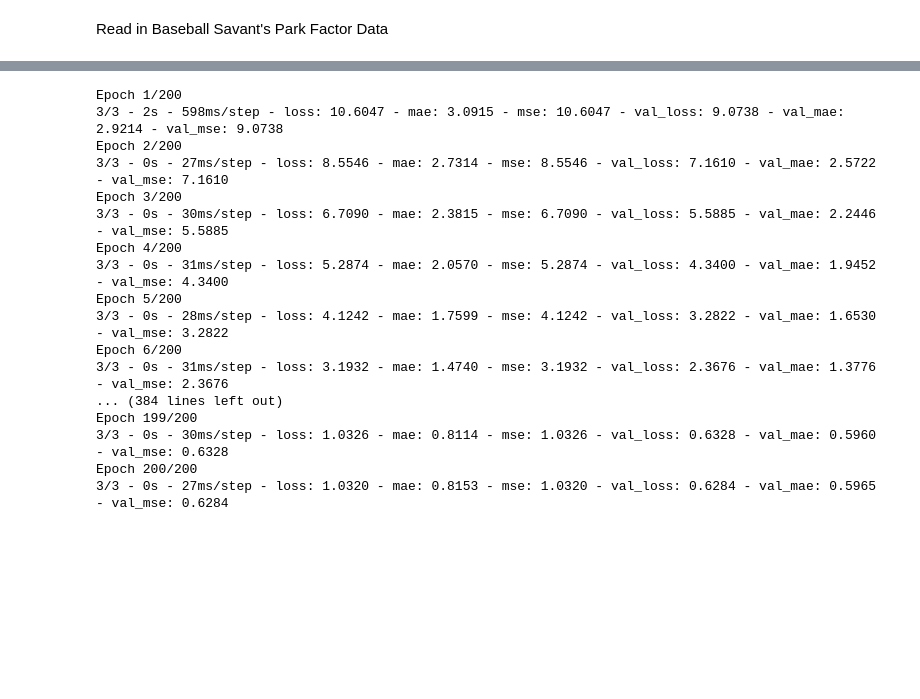
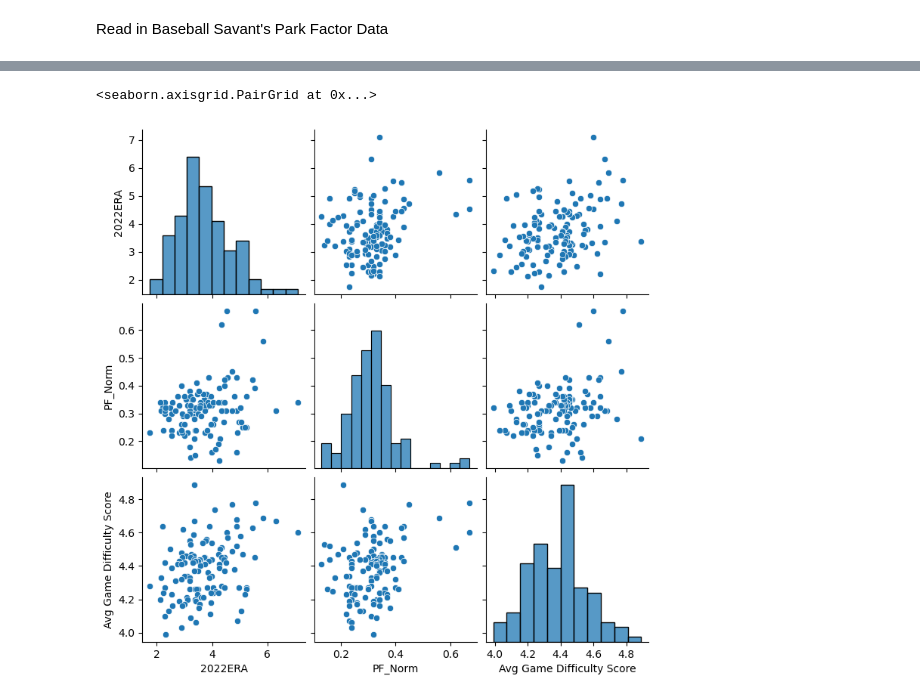
Before and after one commit to conorpwalsh4/LahmanAnalysis, a Jupyter notebook: ballpark_score.ipynb, the cells around one changed output, grey strips where cells are left out. Saved outputs shown, nothing was run; the diff lists cells and outputs as text; code cells hidden in the pictures; blank space fills up the shorter version.

```diff
--- a/ballpark_score.ipynb
+++ b/ballpark_score.ipynb
@@ -146,11 +164,11 @@ gamelogs.reset_index(drop=True, inplace=True)
 
 num_feats = 3
 num_teams = len(pd.unique(gamelogs[['Home Team', 'Visiting Team']].values.ravel()))
-A = np.zeros((162*30,num_teams*num_feats))
-b = np.zeros((162*30,1))
+A = np.zeros((162*num_teams*2,num_teams*num_feats)) #162 games, 2 seasons
+b = np.zeros((162*num_teams*2,1))
 
-team_data = team_data.sort_values(by ='Team')
-team_data.reset_index(drop=True, inplace=True)
+current_teams = current_teams.sort_values(by =['yearid','Team'])
+current_teams.reset_index(drop=True, inplace=True)
 # %%
 idx = 0
 weights = []
@@ -159,8 +177,8 @@ matchup_counts = gamelogs.groupby(['Home Team', 'Visiting Team']).size().reset_i
 
 # Iterate over the grouped matchups
 for (home_team, visiting_team), group in gamelogs.groupby(['Home Team', 'Visiting Team']):
-    home_team_idx = team_data.index[team_data['Team'] == home_team]
-    visiting_team_idx = team_data.index[team_data['Team'] == visiting_team]
+    home_team_idx = current_teams.index[(current_teams['Team'] == home_team) & (current_teams['yearid'] == 2022)] #Year Doesn't matter, pick one as long as it exists in df
+    visiting_team_idx = current_teams.index[(current_teams['Team'] == visiting_team) & (current_teams['yearid'] == 2022)]
 
     for _, row in group.iterrows():
         # Set offensive team factor
@@ -203,13 +221,13 @@ constant = coefficients[0]
 park_factors = []
 
 # Populate the park factor scores
-for team in team_data['Team']:
-    park_factor = coefficients[team_data.index[team_data['Team'] == team][0] * num_feats + 2]
+for team in current_teams['Team'][0:30]:
+    park_factor = coefficients[current_teams.index[current_teams['Team'] == team][0] * num_feats + 2]
     park_factors.append(park_factor)
 
 # Create a new DataFrame with teams and their corresponding park factor scores
 df_park_factors = pd.DataFrame({
-    'Team': team_data['Team'],
+    'Team': current_teams['Team'][0:30],
     'ParkFactor': park_factors
 }).sort_values(by='ParkFactor', ascending= False)
 
@@ -247,17 +284,26 @@ Names = []
 avg_diffs = []
 avg_norm_pf = []
 
+home_c_indx = gamelogs.shape[1] - 2
+vis_c_indx = gamelogs.shape[1] -1
+score_idx = gamelogs.shape[1]
+
+if 'Challenge Score' not in gamelogs:
+    gamelogs['Challenge Score'] = np.nan
+
 for pitcher in SPs['Full Name']:
     pf = []
-    games_started = gamelogs[(gamelogs['Home SP'] == pitcher) | (gamelogs['Visiting SP'] == pitcher)]
+    games_started = gamelogs[(gamelogs['Home SP'] == pitcher) | (gamelogs['Visiting SP'] == pitcher)].reset_index(drop=True)
     for idx, game in games_started.iterrows():
         if games_started.loc[idx,'Home SP'] == pitcher:
-            games_started.loc[idx,'Challenge Score'] = games_started.loc[idx,'Home Challenge']
+            games_started.iloc[idx,score_idx] = games_started.loc[idx,'Home Challenge']
         elif games_started.loc[idx,'Visiting SP'] == pitcher:
-            games_started.loc[idx,'Challenge Score'] = games_started.loc[idx,'Visiting Challenge']
+            games_started.iloc[idx,score_idx] = games_started.loc[idx,'Visiting Challenge']
         park_factor = df_park_factors['NormPF'][df_park_factors['Team'] == game['Home Team']].values
         if len(park_factor) > 0:
             pf.append(park_factor)
+        else:
+            print('This Park Has Issues: ',game['Home Team'])
     avg_diff = np.mean(games_started['Challenge Score'])
     avg_norm_pf.append(round(np.mean(pf),2))
     Names.append(pitcher)
@@ -266,7 +312,8 @@ for pitcher in SPs['Full Name']:
 Pitchers_2023 = pd.DataFrame({
 'Name': Names,
 'Avg Game Difficulty Score': avg_diffs,
-'2022ERA': SPs['ERA 2022'],
-'PF_Norm': avg_norm_pf
+'2022/2023ERA': round((SPs[['ERA 2022','ERA 2023']]).mean(axis = 1),2),
+'PF_Norm': avg_norm_pf,
+'ERA Delta' : SPs['ERA CHANGE YOY']
 }).sort_values(by='Avg Game Difficulty Score', ascending= False)
 # %% [output]
@@ -318,5 +416,8 @@ plt.yticks(fontsize=12)
 # %%
-sns.pairplot(Pitchers_2023[['ERA','PF_Norm','Avg Game Difficulty Score']])
+sns.pairplot(Pitchers_2023[['2022ERA','PF_Norm','Avg Game Difficulty Score']])
+# %% [output]
+<seaborn.axisgrid.PairGrid at 0x...>
+[figure, added]
 # %%
 Pitchers_2023.reset_index(drop=True, inplace=True)
 X_train, X_test, y_train, y_test = train_test_split(Pitchers_2023[['PF_Norm','Avg Game Difficulty Score']], Pitchers_2023['2022ERA'], test_size=0.2, random_state=42)
@@ -343,25 +444,7 @@ model.compile(optimizer='adam',
 
 early_stopping = tf.keras.callbacks.EarlyStopping(monitor='val_loss', patience=20)
 # %%
-history = model.fit(X_train, y_train, epochs=200, validation_split=0.2, verbose=2) #, callbacks=[early_stopping])
+history = model.fit(X_train, y_train, epochs=200, validation_split=0.2, verbose=0, callbacks=[early_stopping])
-# %% [output]
-Epoch 1/200
-3/3 - 2s - 598ms/step - loss: 10.6047 - mae: 3.0915 - mse: 10.6047 - val_loss: 9.0738 - val_mae: 2.9214 - val_mse: 9.0738
-Epoch 2/200
-3/3 - 0s - 27ms/step - loss: 8.5546 - mae: 2.7314 - mse: 8.5546 - val_loss: 7.1610 - val_mae: 2.5722 - val_mse: 7.1610
-Epoch 3/200
-3/3 - 0s - 30ms/step - loss: 6.7090 - mae: 2.3815 - mse: 6.7090 - val_loss: 5.5885 - val_mae: 2.2446 - val_mse: 5.5885
-Epoch 4/200
-3/3 - 0s - 31ms/step - loss: 5.2874 - mae: 2.0570 - mse: 5.2874 - val_loss: 4.3400 - val_mae: 1.9452 - val_mse: 4.3400
-Epoch 5/200
-3/3 - 0s - 28ms/step - loss: 4.1242 - mae: 1.7599 - mse: 4.1242 - val_loss: 3.2822 - val_mae: 1.6530 - val_mse: 3.2822
-Epoch 6/200
-3/3 - 0s - 31ms/step - loss: 3.1932 - mae: 1.4740 - mse: 3.1932 - val_loss: 2.3676 - val_mae: 1.3776 - val_mse: 2.3676
-... (384 lines left out)
-Epoch 199/200
-3/3 - 0s - 30ms/step - loss: 1.0326 - mae: 0.8114 - mse: 1.0326 - val_loss: 0.6328 - val_mae: 0.5960 - val_mse: 0.6328
-Epoch 200/200
-3/3 - 0s - 27ms/step - loss: 1.0320 - mae: 0.8153 - mse: 1.0320 - val_loss: 0.6284 - val_mae: 0.5965 - val_mse: 0.6284
 # %%
 test_scores = model.evaluate(X_test, y_test, verbose=2)
 # %% [output]
```
Also changed, not shown: parts of 34 cells of this notebook, 3 other files.
